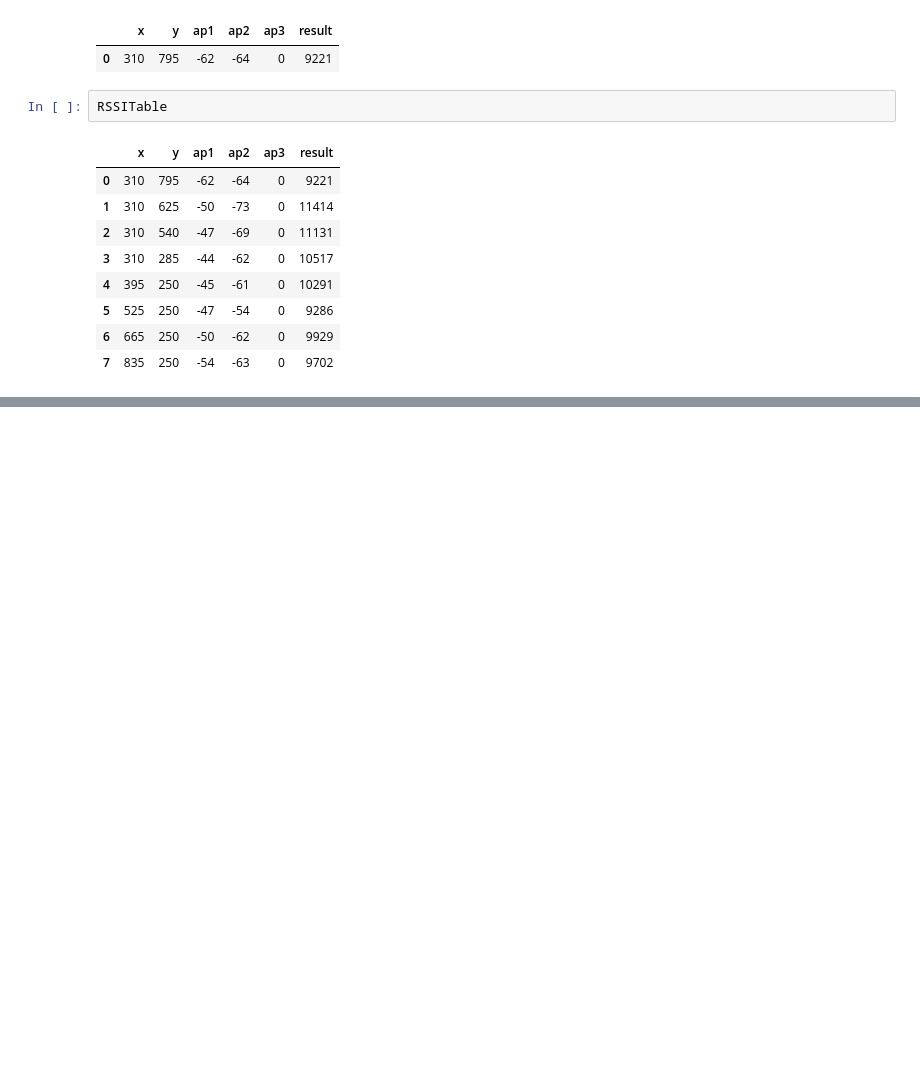
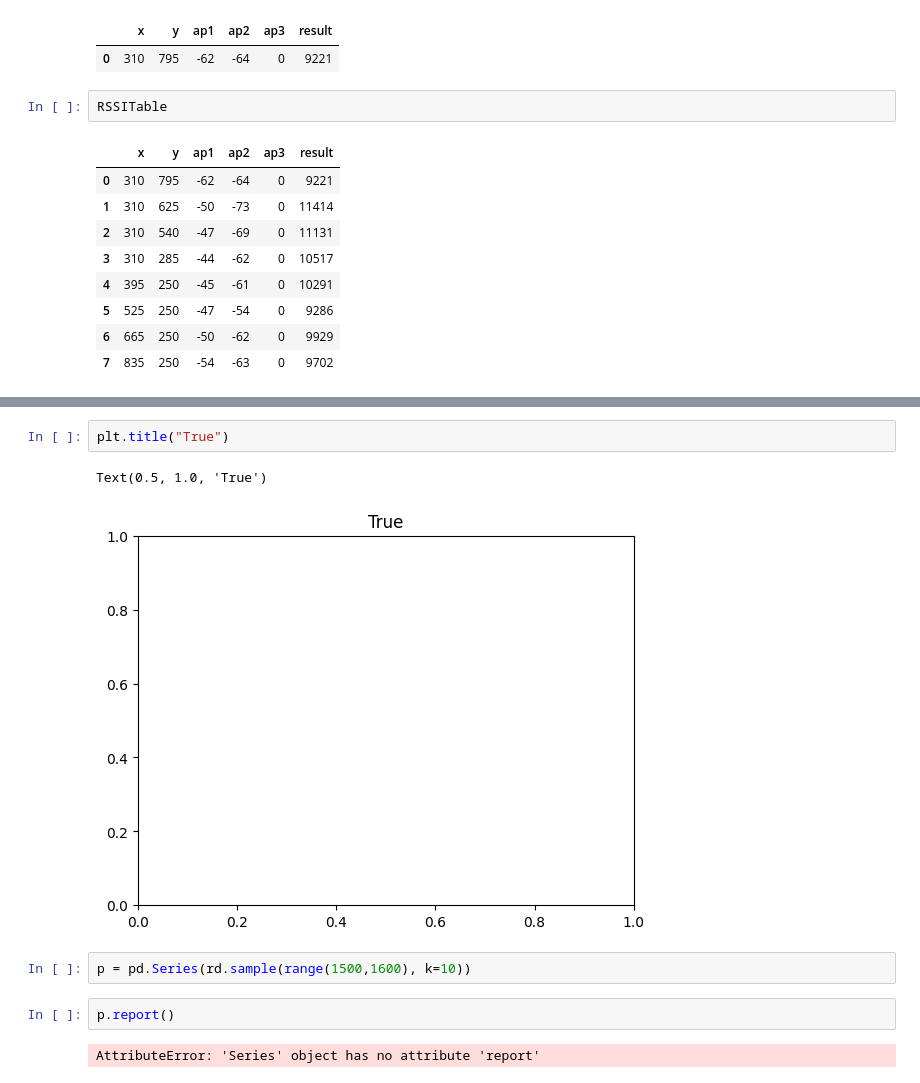
Before and after one commit to nimitbhatia17/IndoorNavigationSystemBackend, a Jupyter notebook: Jupyter Practice.ipynb, the cells around one changed output, grey strips where cells are left out. Drawn from its saved outputs; the diff is of its cells as text; blank space fills up the shorter version.

```diff
--- a/Jupyter Practice.ipynb
+++ b/Jupyter Practice.ipynb
@@ -43,0 +115,11 @@ RSSITable
+# %%
+plt.title("True")
+# %% [output]
+Text(0.5, 1.0, 'True')
+[figure, added]
+# %%
+p = pd.Series(rd.sample(range(1500,1600), k=10))
+# %%
+p.report()
+# %% [output]
+AttributeError: 'Series' object has no attribute 'report'
```
Also changed, not shown: parts of 13 cells of this notebook, 4 other files.
